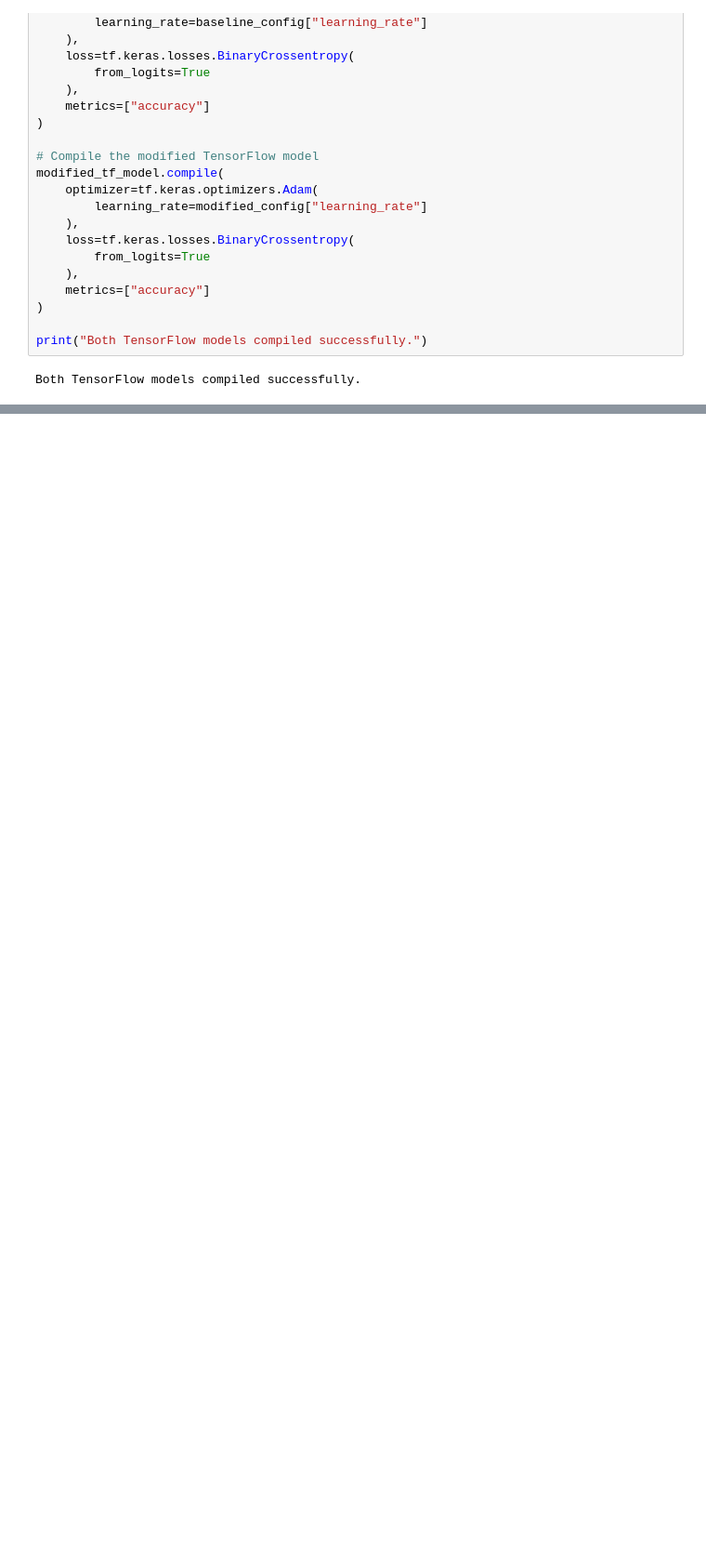
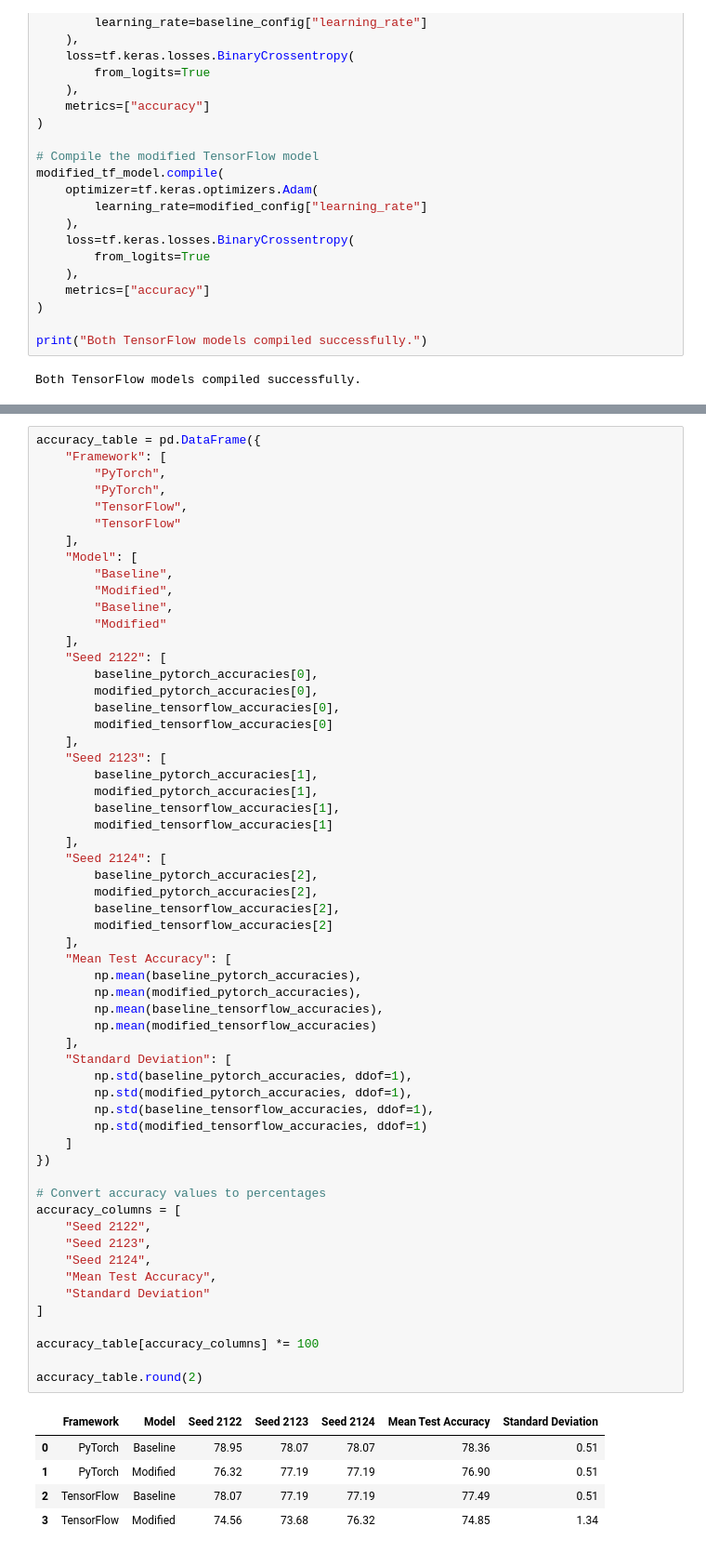
Before and after one commit to samruddhichitnis02/data266-2122, a Jupyter notebook: neural_networks.ipynb, the cells around one changed output, grey strips where cells are left out. Shown at 93% size. Saved outputs shown, nothing was run; the diff lists cells and outputs as text; blank space fills up the shorter version.

```diff
--- a/neural_networks.ipynb
+++ b/neural_networks.ipynb
@@ -990,0 +887,64 @@ TensorFlow Modified HP_ID 2           77.485379            0.506449
+# %%
+accuracy_table = pd.DataFrame({
+    "Framework": [
+        "PyTorch",
+        "PyTorch",
+        "TensorFlow",
+        "TensorFlow"
+    ],
+    "Model": [
+        "Baseline",
+        "Modified",
+        "Baseline",
+        "Modified"
+    ],
+    "Seed 2122": [
+        baseline_pytorch_accuracies[0],
+        modified_pytorch_accuracies[0],
+        baseline_tensorflow_accuracies[0],
+        modified_tensorflow_accuracies[0]
+    ],
+    "Seed 2123": [
+        baseline_pytorch_accuracies[1],
+        modified_pytorch_accuracies[1],
+        baseline_tensorflow_accuracies[1],
+        modified_tensorflow_accuracies[1]
+    ],
+    "Seed 2124": [
+        baseline_pytorch_accuracies[2],
+        modified_pytorch_accuracies[2],
+        baseline_tensorflow_accuracies[2],
+        modified_tensorflow_accuracies[2]
+    ],
+    "Mean Test Accuracy": [
+        np.mean(baseline_pytorch_accuracies),
+        np.mean(modified_pytorch_accuracies),
+        np.mean(baseline_tensorflow_accuracies),
+        np.mean(modified_tensorflow_accuracies)
+    ],
+    "Standard Deviation": [
+        np.std(baseline_pytorch_accuracies, ddof=1),
+        np.std(modified_pytorch_accuracies, ddof=1),
+        np.std(baseline_tensorflow_accuracies, ddof=1),
+        np.std(modified_tensorflow_accuracies, ddof=1)
+    ]
+})
+
+# Convert accuracy values to percentages
+accuracy_columns = [
+    "Seed 2122",
+    "Seed 2123",
+    "Seed 2124",
+    "Mean Test Accuracy",
+    "Standard Deviation"
+]
+
+accuracy_table[accuracy_columns] *= 100
+
+accuracy_table.round(2)
+# %% [output]
+|  | Framework | Model | Seed 2122 | Seed 2123 | Seed 2124 | Mean Test Accuracy | Standard Deviation |
+| 0 | PyTorch | Baseline | 78.95 | 78.07 | 78.07 | 78.36 | 0.51 |
+| 1 | PyTorch | Modified | 76.32 | 77.19 | 77.19 | 76.90 | 0.51 |
+| 2 | TensorFlow | Baseline | 78.07 | 77.19 | 77.19 | 77.49 | 0.51 |
+| 3 | TensorFlow | Modified | 74.56 | 73.68 | 76.32 | 74.85 | 1.34 |
```
Also changed, not shown: parts of 40 cells of this notebook.
